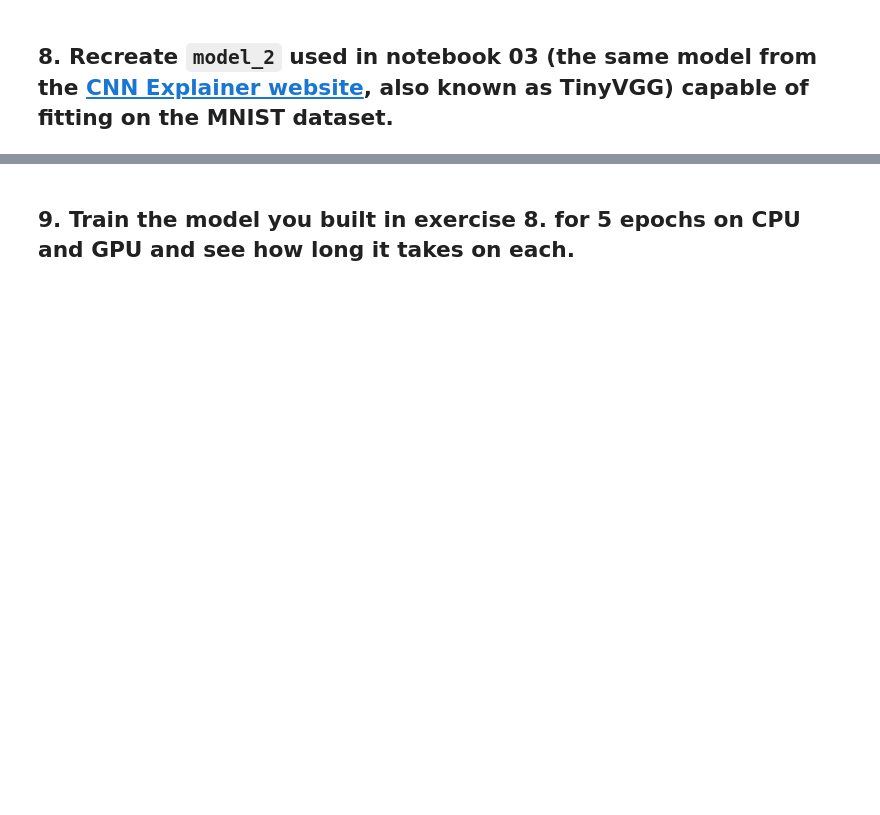
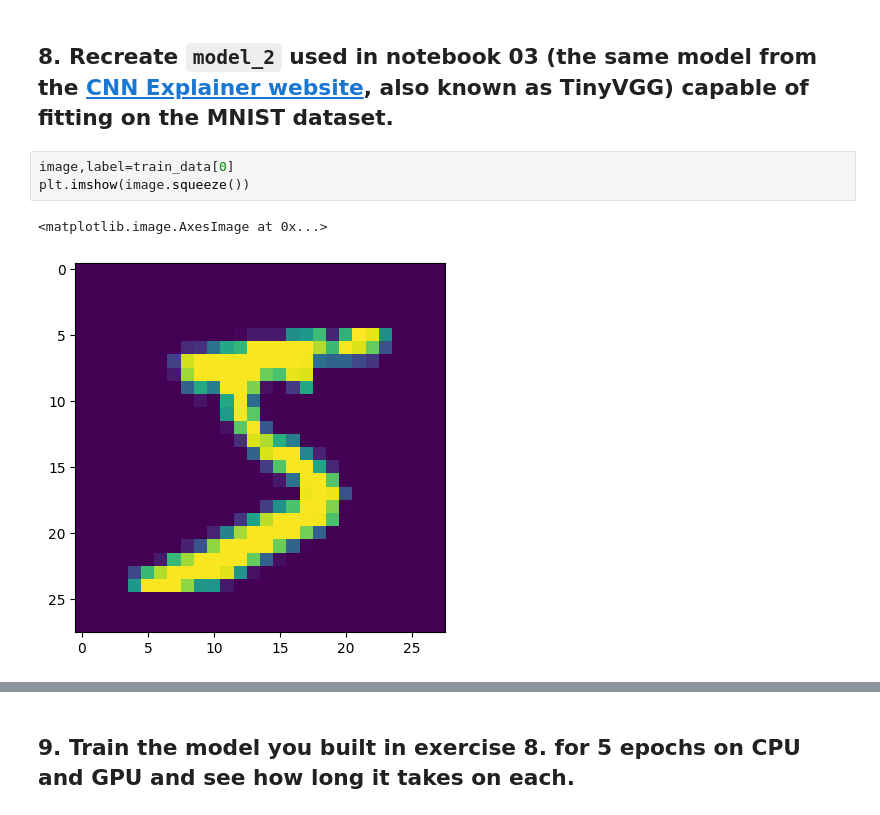
Before and after one commit to tether007/Pytorch, a Jupyter notebook: extras/exercises/03_pytorch_computer_vision_exercises.ipynb, the cells around one changed output, grey strips where cells are left out. Saved outputs shown, nothing was run; the diff lists cells and outputs as text; blank space fills up the shorter version.

```diff
--- a/extras/exercises/03_pytorch_computer_vision_exercises.ipynb
+++ b/extras/exercises/03_pytorch_computer_vision_exercises.ipynb
@@ -110,6 +93,12 @@ train_dataloader=DataLoader(dataset=train_data,batch_size=BATCH_SIZE,shuffle=Tru
 test_dataloader=DataLoader(dataset=test_data,batch_size=BATCH_SIZE,shuffle=False)
 # %% [markdown]
 ## 8. Recreate `model_2` used in notebook 03 (the same model from the [CNN Explainer website](https://poloclub.github.io/cnn-explainer/), also known as TinyVGG) capable of fitting on the MNIST dataset.
+# %%
+image,label=train_data[0]
+plt.imshow(image.squeeze())
+# %% [output]
+<matplotlib.image.AxesImage at 0x...>
+[figure, added]
 # %%
 from torch import nn
 class tinyvgg(nn.Module):
```
Also changed, not shown: parts of 5 cells of this notebook.
